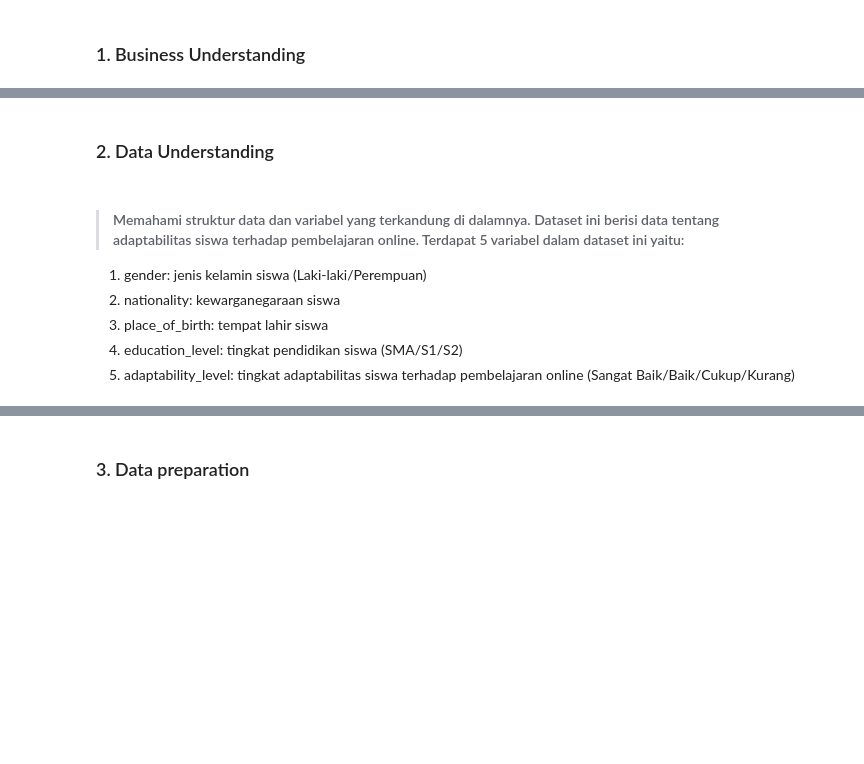
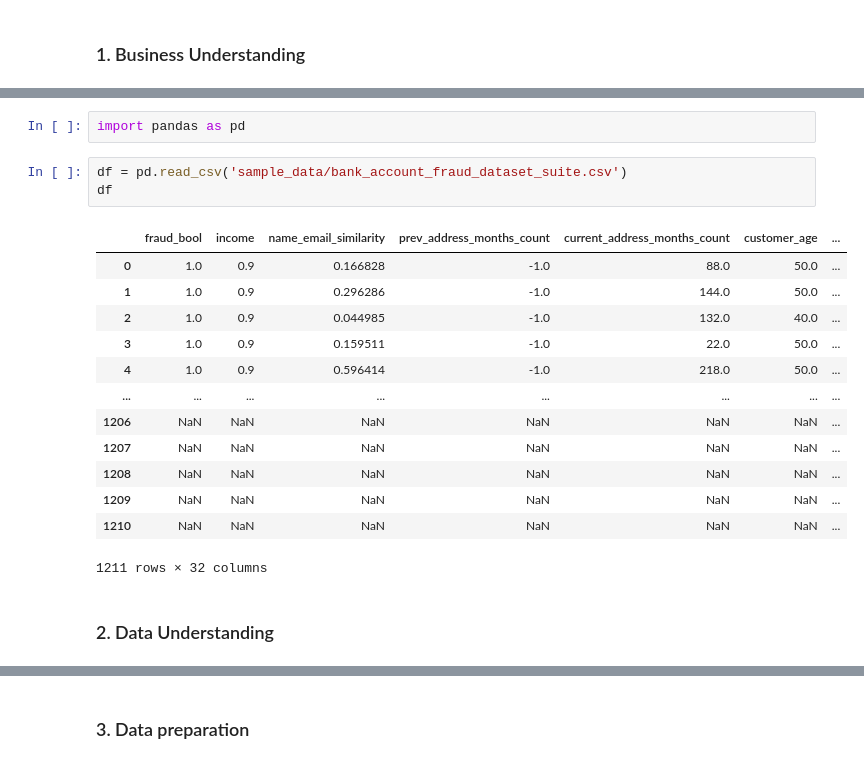
Before and after one commit to novilfahlevy/posttest2-DataMining, a Jupyter notebook: 2109116095_Muhammad_Novil_Fahlevy.ipynb, the cells around one changed output, grey strips where cells are left out. Saved outputs shown, nothing was run; the diff lists cells and outputs as text; blank space fills up the shorter version.

```diff
--- a/2109116095_Muhammad_Novil_Fahlevy.ipynb
+++ b/2109116095_Muhammad_Novil_Fahlevy.ipynb
@@ -224,13 +323,21 @@ df
+# %%
+import pandas as pd
+# %%
+df = pd.read_csv('sample_data/bank_account_fraud_dataset_suite.csv')
+df
+# %% [output]
+|  | fraud_bool | income | name_email_similarity | prev_address_months_count | current_address_months_count | customer_age | ... |
+| 0 | 1.0 | 0.9 | 0.166828 | -1.0 | 88.0 | 50.0 | ... |
+| 1 | 1.0 | 0.9 | 0.296286 | -1.0 | 144.0 | 50.0 | ... |
+| 2 | 1.0 | 0.9 | 0.044985 | -1.0 | 132.0 | 40.0 | ... |
+| 3 | 1.0 | 0.9 | 0.159511 | -1.0 | 22.0 | 50.0 | ... |
+| 4 | 1.0 | 0.9 | 0.596414 | -1.0 | 218.0 | 50.0 | ... |
+| ... | ... | ... | ... | ... | ... | ... | ... |
+| 1206 | NaN | NaN | NaN | NaN | NaN | NaN | ... |
+| 1207 | NaN | NaN | NaN | NaN | NaN | NaN | ... |
+| 1208 | NaN | NaN | NaN | NaN | NaN | NaN | ... |
+| 1209 | NaN | NaN | NaN | NaN | NaN | NaN | ... |
+| 1210 | NaN | NaN | NaN | NaN | NaN | NaN | ... |
+1211 rows × 32 columns
 # %% [markdown]
 ### 2.   Data Understanding
-# %% [markdown]
-
-
-> #### Memahami struktur data dan variabel yang terkandung di dalamnya. Dataset ini berisi data tentang adaptabilitas siswa terhadap pembelajaran online. Terdapat 5 variabel dalam dataset ini yaitu:
-
-
-1.   gender: jenis kelamin siswa (Laki-laki/Perempuan)
-2.   nationality: kewarganegaraan siswa
-3.   place_of_birth: tempat lahir siswa
-4.   education_level: tingkat pendidikan siswa (SMA/S1/S2)
-5.   adaptability_level: tingkat adaptabilitas siswa terhadap pembelajaran online (Sangat Baik/Baik/Cukup/Kurang)
```
Also changed, not shown: parts of 21 cells of this notebook.
